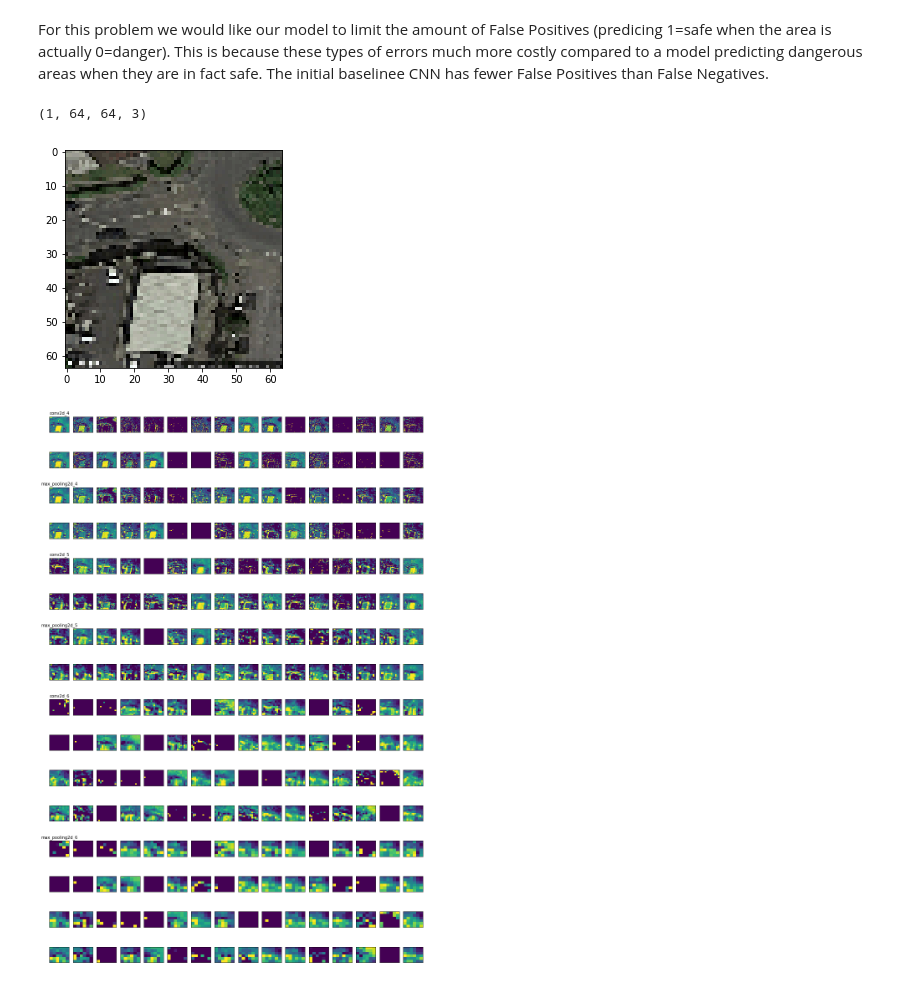
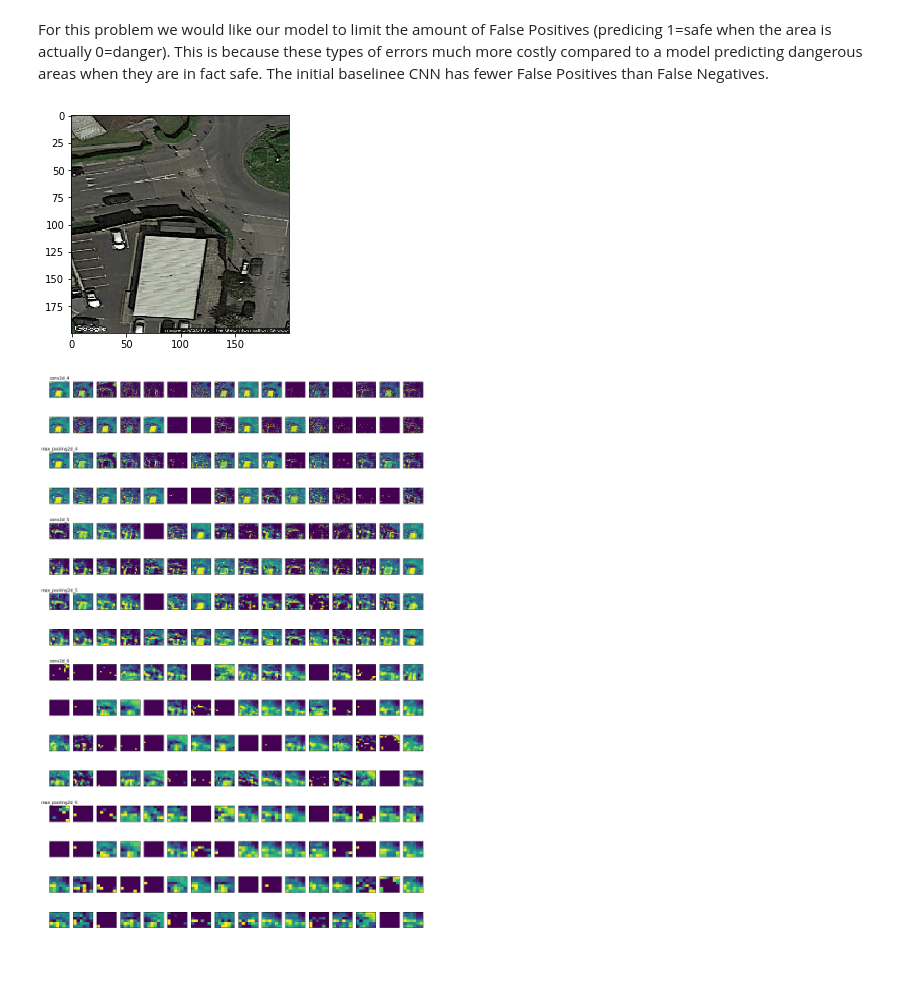
Before and after one commit to FinYoum/Predicting-traffic-accidents-CNN, a Jupyter notebook: Model_2_CNN.ipynb, the cells around one changed output. Drawn from its saved outputs; the diff is of its cells as text; code cells hidden in the pictures.

```diff
--- a/Model_2_CNN.ipynb
+++ b/Model_2_CNN.ipynb
@@ -298,25 +338,10 @@ For this problem we would like our model to limit the amount of False Positives
 # %%
 from keras.models import load_model
 model1 = load_model('Baseline_CNN_10epochs.h5')
-# %%
-danger_img_path = 'model2_split/train/danger/51.4,-0.1335.jpg'
-
-danger_img = image.load_img(danger_img_path, target_size=(64, 64))
-danger_img_tensor = image.img_to_array(danger_img)
-danger_img_tensor = np.expand_dims(danger_img_tensor, axis=0)
-
-#Follow the Original Model Preprocessing
-danger_img_tensor /= 255.
-
-#Check tensor shape
-print(danger_img_tensor.shape)
-
-#Preview an image
-plt.imshow(danger_img_tensor[0])
-plt.show()
-# %% [output]
-(1, 64, 64, 3)
-[figure, removed]
+# %%
+show_image('model2_split/train/danger/51.4,-0.1335.jpg')
+# %% [output]
+[figure, added]
 # %%
 from keras import models
 import math #used for determining the number of rows in our figure below
```
Also changed, not shown: parts of 12 cells of this notebook, 3 other files.
